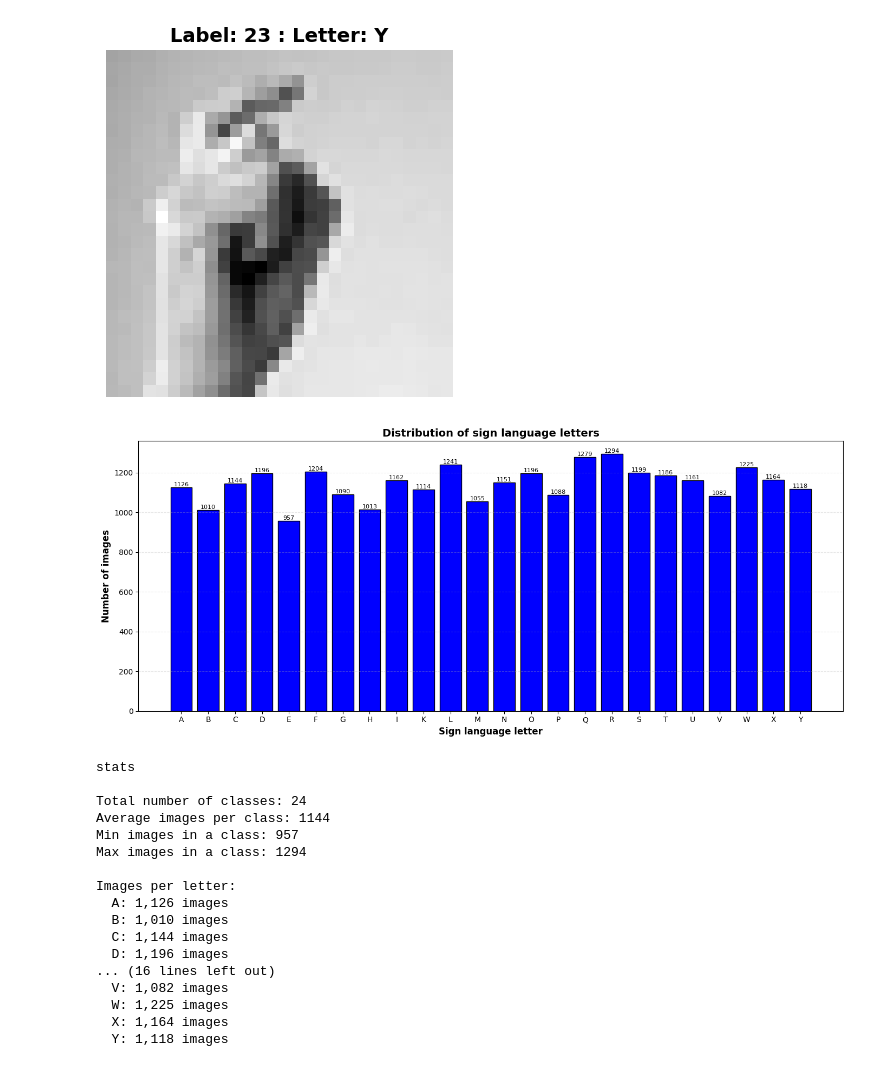
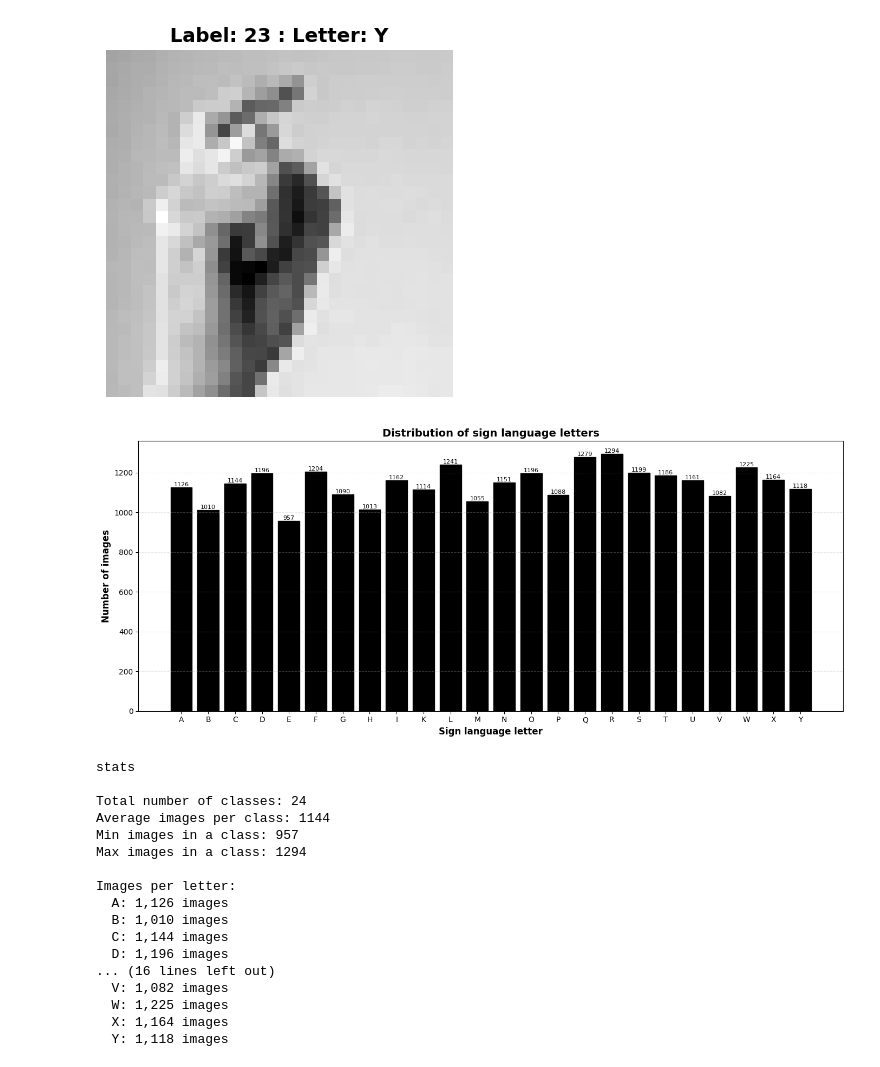
Before and after one commit to SharkFishie/CSCI323_ASL_Recognition, a Jupyter notebook: notebooks/01_EDA_and_Data_Exploration.ipynb, the cells around one changed output. Cells and saved outputs as stored; diff of their text form; code cells hidden in the pictures.

Commit message:
01 made barcharts black
my eyes hurt tm from the blue

```diff
--- a/notebooks/01_EDA_and_Data_Exploration.ipynb
+++ b/notebooks/01_EDA_and_Data_Exploration.ipynb
@@ -82,35 +82,35 @@ label_counts = train_data['label'].value_counts().sort_index()
 letters = ['A', 'B', 'C', 'D', 'E', 'F', 'G', 'H', 'I',
            'K', 'L', 'M', 'N', 'O', 'P', 'Q', 'R',
            'S', 'T', 'U', 'V', 'W', 'X', 'Y']
 plt.figure(figsize=(14, 6))
-bars = plt.bar(range(len(label_counts)), label_counts.values, color='blue', edgecolor='black')
+bars = plt.bar(range(len(label_counts)), label_counts.values, color='black', edgecolor='black')
 plt.xlabel('Sign language letter', fontsize=12, fontweight='bold')
 plt.ylabel('Number of images', fontsize=12, fontweight='bold')
 plt.title('Distribution of sign language letters', fontsize=14, fontweight='bold')
 plt.xticks(range(len(letters)), letters, fontsize=10)
 plt.grid(axis='y', alpha=0.3, linestyle='--')
 plt.tight_layout()
 
 #  value labels on top of bars
 for i, bar in enumerate(bars):
     height = bar.get_height()
     plt.text(bar.get_x() + bar.get_width()/2., height,
              f'{int(height)}',
              ha='center', va='bottom', fontsize=8)
 
 plt.show()
 
 # show stats
 print("stats ")
 print(f"\nTotal number of classes: {len(label_counts)}")
 print(f"Average images per class: {label_counts.mean():.0f}")
 print(f"Min images in a class: {label_counts.min()}")
 print(f"Max images in a class: {label_counts.max()}")
 print("\nImages per letter:")
 for idx, (label, count) in enumerate(label_counts.items()):
     print(f"  {letters[idx]}: {count:,} images")
 # %% [output]
-[figure, old version]
+[figure, new version]
 stats
 
 Total number of classes: 24
```
